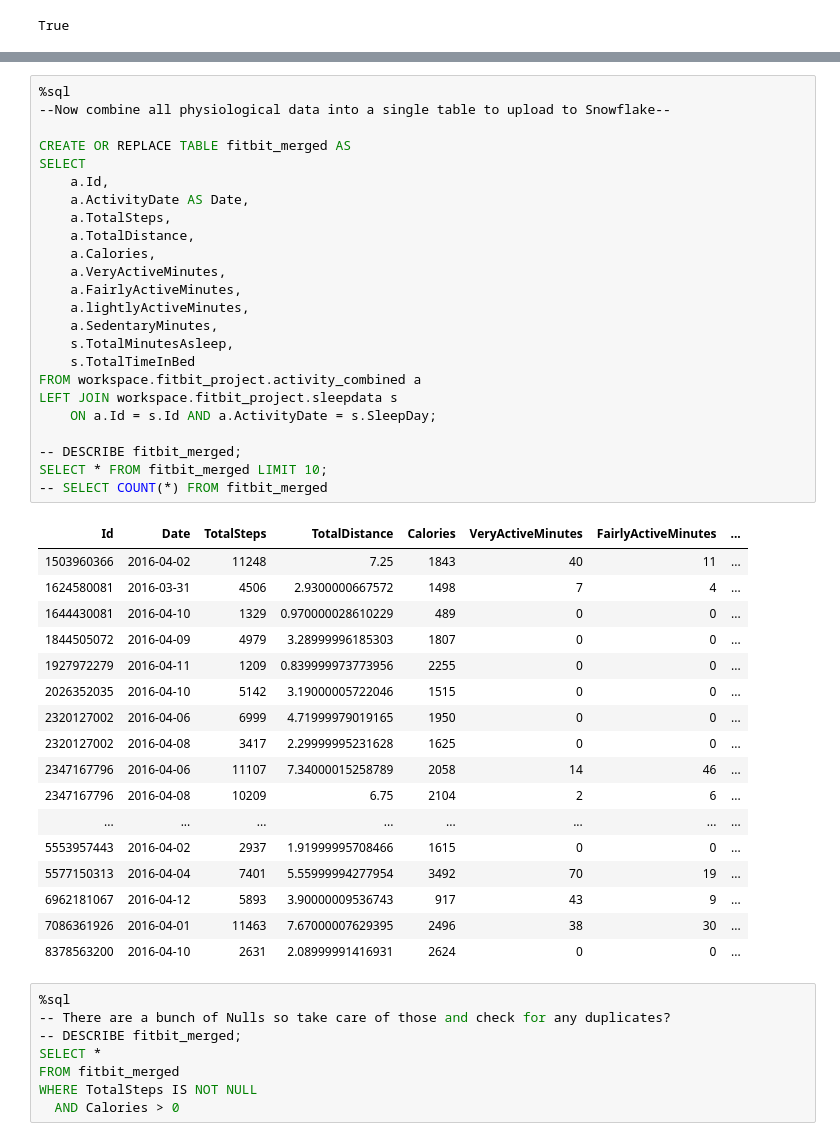
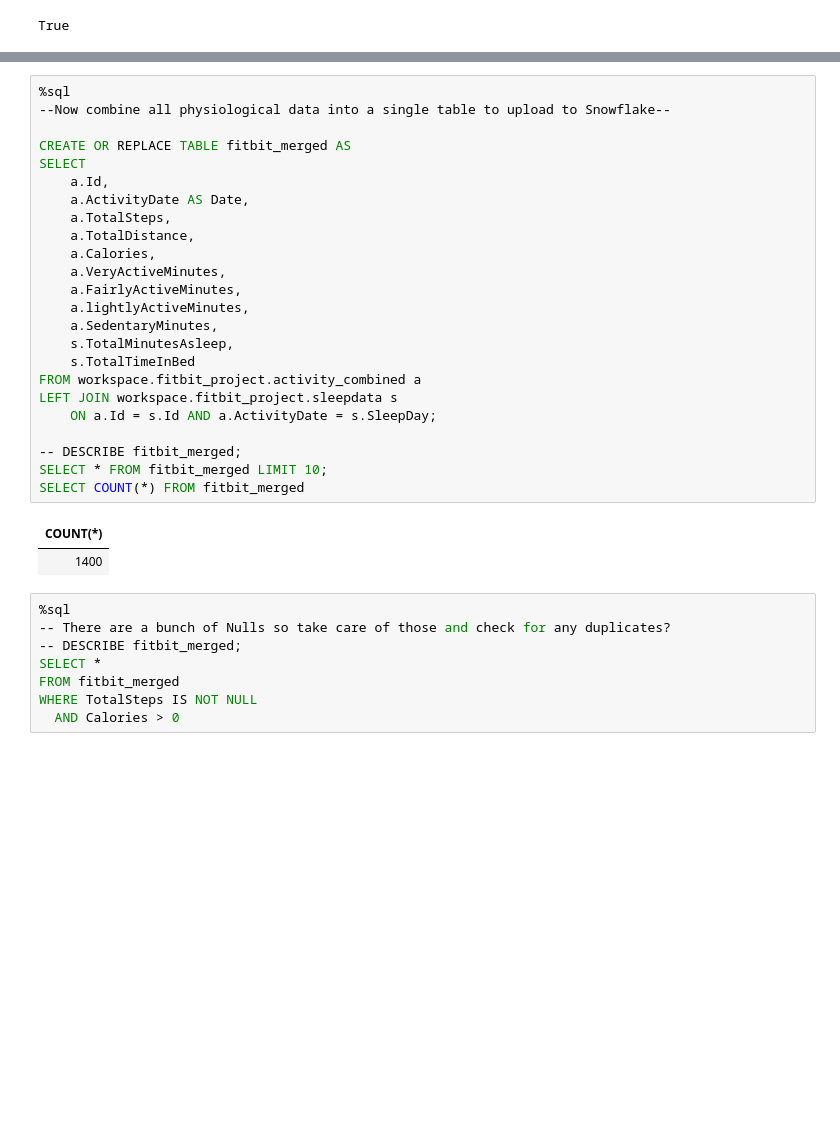
Before and after one commit to ekaye3/Fitbit-Pipeline-Databricks-Snowflake-, a Jupyter notebook: FitbitDataMergedDates&Processing.ipynb, the cells around one changed output, grey strips where cells are left out. Cells and saved outputs as stored; diff of their text form; blank space fills up the shorter version.

Commit message:
Databricks Notebook
Ingest csv files, union for multiple timepoints, cleaning steps and summary stats

```diff
--- a/FitbitDataMergedDates&Processing.ipynb
+++ b/FitbitDataMergedDates&Processing.ipynb
@@ -165,45 +150,30 @@ DESCRIBE workspace.fitbit_project.sleepdata;
 # %%
 %sql
 --Now combine all physiological data into a single table to upload to Snowflake--
 
 CREATE OR REPLACE TABLE fitbit_merged AS
 SELECT
     a.Id,
     a.ActivityDate AS Date,
     a.TotalSteps,
     a.TotalDistance,
     a.Calories,
     a.VeryActiveMinutes,
     a.FairlyActiveMinutes,
     a.lightlyActiveMinutes,
     a.SedentaryMinutes,
     s.TotalMinutesAsleep,
     s.TotalTimeInBed
 FROM workspace.fitbit_project.activity_combined a
 LEFT JOIN workspace.fitbit_project.sleepdata s
     ON a.Id = s.Id AND a.ActivityDate = s.SleepDay;
 
 -- DESCRIBE fitbit_merged;
 SELECT * FROM fitbit_merged LIMIT 10;
--- SELECT COUNT(*) FROM fitbit_merged
+SELECT COUNT(*) FROM fitbit_merged
 # %% [output]
-| Id | Date | TotalSteps | TotalDistance | Calories | VeryActiveMinutes | FairlyActiveMinutes | ... |
-| 1503960366 | 2016-04-02 | 11248 | 7.25 | 1843 | 40 | 11 | ... |
-| 1624580081 | 2016-03-31 | 4506 | 2.9300000667572 | 1498 | 7 | 4 | ... |
-| 1644430081 | 2016-04-10 | 1329 | 0.970000028610229 | 489 | 0 | 0 | ... |
-| 1844505072 | 2016-04-09 | 4979 | 3.28999996185303 | 1807 | 0 | 0 | ... |
-| 1927972279 | 2016-04-11 | 1209 | 0.839999973773956 | 2255 | 0 | 0 | ... |
-| 2026352035 | 2016-04-10 | 5142 | 3.19000005722046 | 1515 | 0 | 0 | ... |
-| 2320127002 | 2016-04-06 | 6999 | 4.71999979019165 | 1950 | 0 | 0 | ... |
-| 2320127002 | 2016-04-08 | 3417 | 2.29999995231628 | 1625 | 0 | 0 | ... |
-| 2347167796 | 2016-04-06 | 11107 | 7.34000015258789 | 2058 | 14 | 46 | ... |
-| 2347167796 | 2016-04-08 | 10209 | 6.75 | 2104 | 2 | 6 | ... |
-| ... | ... | ... | ... | ... | ... | ... | ... |
-| 5553957443 | 2016-04-02 | 2937 | 1.91999995708466 | 1615 | 0 | 0 | ... |
-| 5577150313 | 2016-04-04 | 7401 | 5.55999994277954 | 3492 | 70 | 19 | ... |
-| 6962181067 | 2016-04-12 | 5893 | 3.90000009536743 | 917 | 43 | 9 | ... |
-| 7086361926 | 2016-04-01 | 11463 | 7.67000007629395 | 2496 | 38 | 30 | ... |
-| 8378563200 | 2016-04-10 | 2631 | 2.08999991416931 | 2624 | 0 | 0 | ... |
+| COUNT(*) |
+| 1400 |
 # %%
 %sql
 -- There are a bunch of Nulls so take care of those and check for any duplicates?
```
Also changed, not shown: parts of 7 cells of this notebook.
